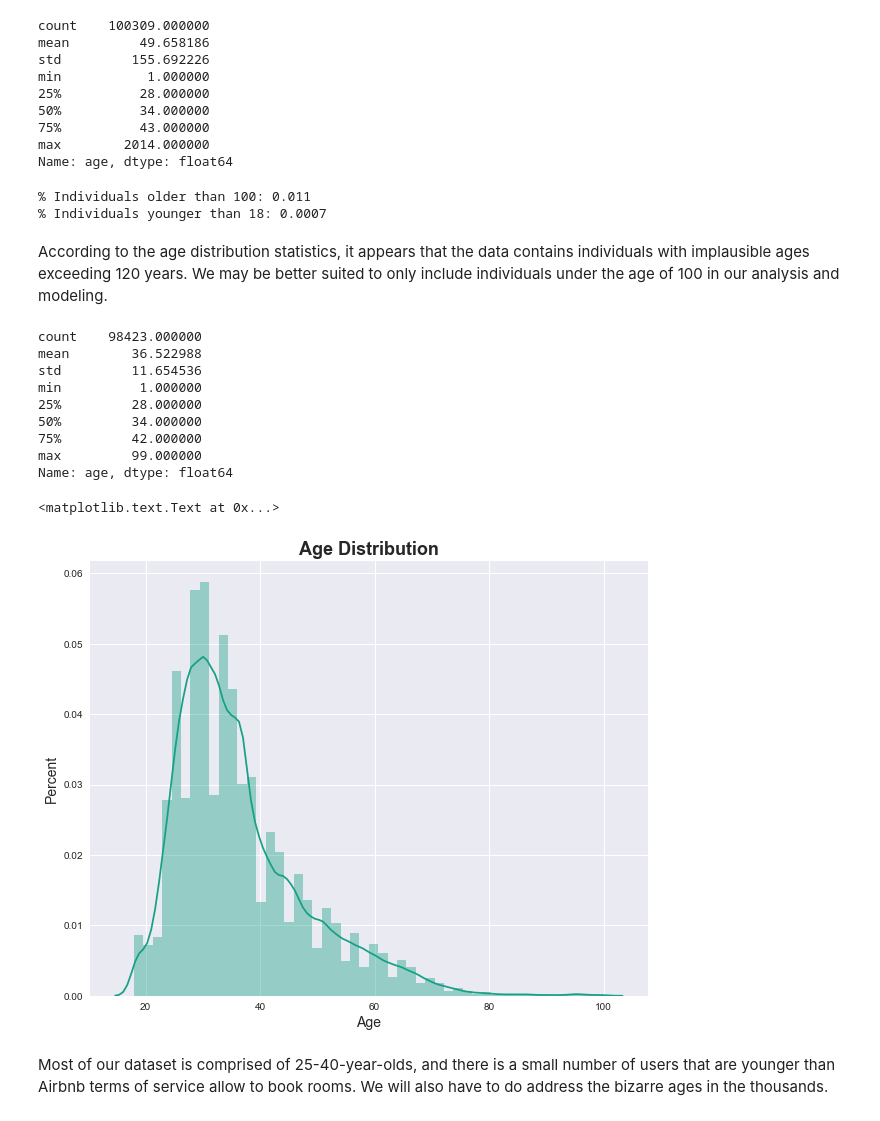
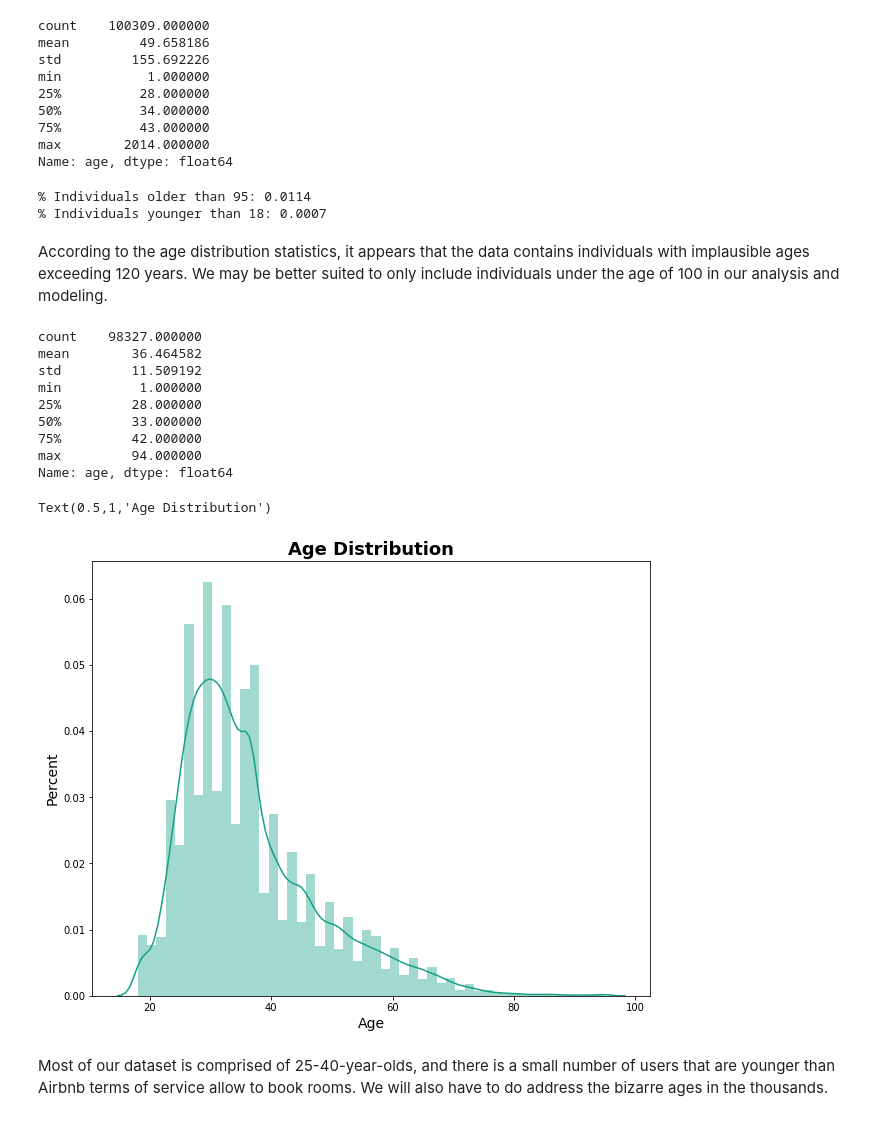
Before and after one commit to broad32/Project, a Jupyter notebook: Project.ipynb, the cells around one changed output. Saved outputs shown, nothing was run; the diff lists cells and outputs as text; code cells hidden in the pictures.

```diff
--- a/Project.ipynb
+++ b/Project.ipynb
@@ -230,35 +233,35 @@ min           1.000000
 max        2014.000000
 Name: age, dtype: float64
 # %%
-print("% Individuals older than 100: {}".format(sum((xtrain.age > 100)/len(xtrain.age)).round(4)))
+print("% Individuals older than 95: {}".format(sum((xtrain.age > 95)/len(xtrain.age)).round(4)))
 print("% Individuals younger than 18: {}".format((sum(xtrain.age < 18)/len(xtrain.age)).round(4)))
 # %% [output]
-% Individuals older than 100: 0.011
+% Individuals older than 95: 0.0114
 % Individuals younger than 18: 0.0007
 # %% [markdown]
 According to the age distribution statistics, it appears that the data contains individuals with implausible ages exceeding 120 years. We may be better suited to only include individuals under the age of 100 in our analysis and modeling.
 # %%
-# Statistics on individuals with age less than 100
-xtrain[xtrain.age<100]['age'].describe()
+# Statistics on individuals with age less than 95
+xtrain[xtrain.age<95]['age'].describe()
 # %% [output]
-count    98423.000000
-mean        36.522988
-std         11.654536
+count    98327.000000
+mean        36.464582
+std         11.509192
 min          1.000000
 25%         28.000000
-50%         34.000000
+50%         33.000000
 75%         42.000000
-max         99.000000
+max         94.000000
 Name: age, dtype: float64
 # %%
-train_mean_age = xtrain[(xtrain.age<100) & (xtrain.age>18)].age.mean()
-sns.distplot(xtrain['age'].apply(lambda x : train_mean_age if x>100 or x < 18 else x).dropna(), color='#16A085')
+train_mean_age = xtrain[(xtrain.age<95) & (xtrain.age>18)].age.mean()
+sns.distplot(xtrain['age'].apply(lambda x : train_mean_age if x>95 or x < 18 else x).dropna(), color='#16A085')
 plt.xlabel('Age', fontsize=14)
 plt.ylabel('Percent', fontsize=14)
 plt.title('Age Distribution', fontsize=18, fontweight='bold')
 # %% [output]
-<matplotlib.text.Text at 0x...>
+Text(0.5,1,'Age Distribution')
-[figure, old version]
+[figure, new version]
 # %% [markdown]
 Most of our dataset is comprised of 25-40-year-olds, and there is a small number of users that are younger than Airbnb terms of service allow to book rooms.  We will also have to do address the bizarre ages in the thousands.
 # %%
```
Also changed, not shown: parts of 59 cells of this notebook.
